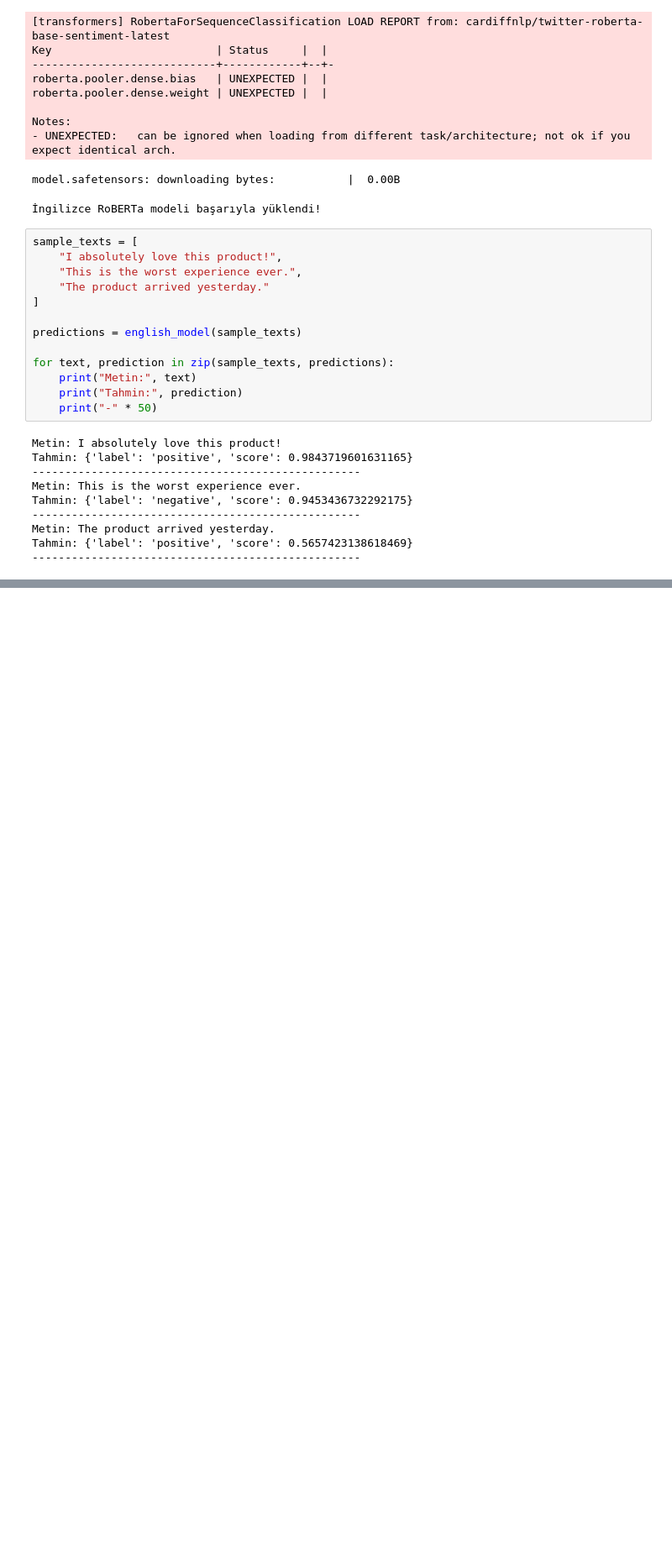
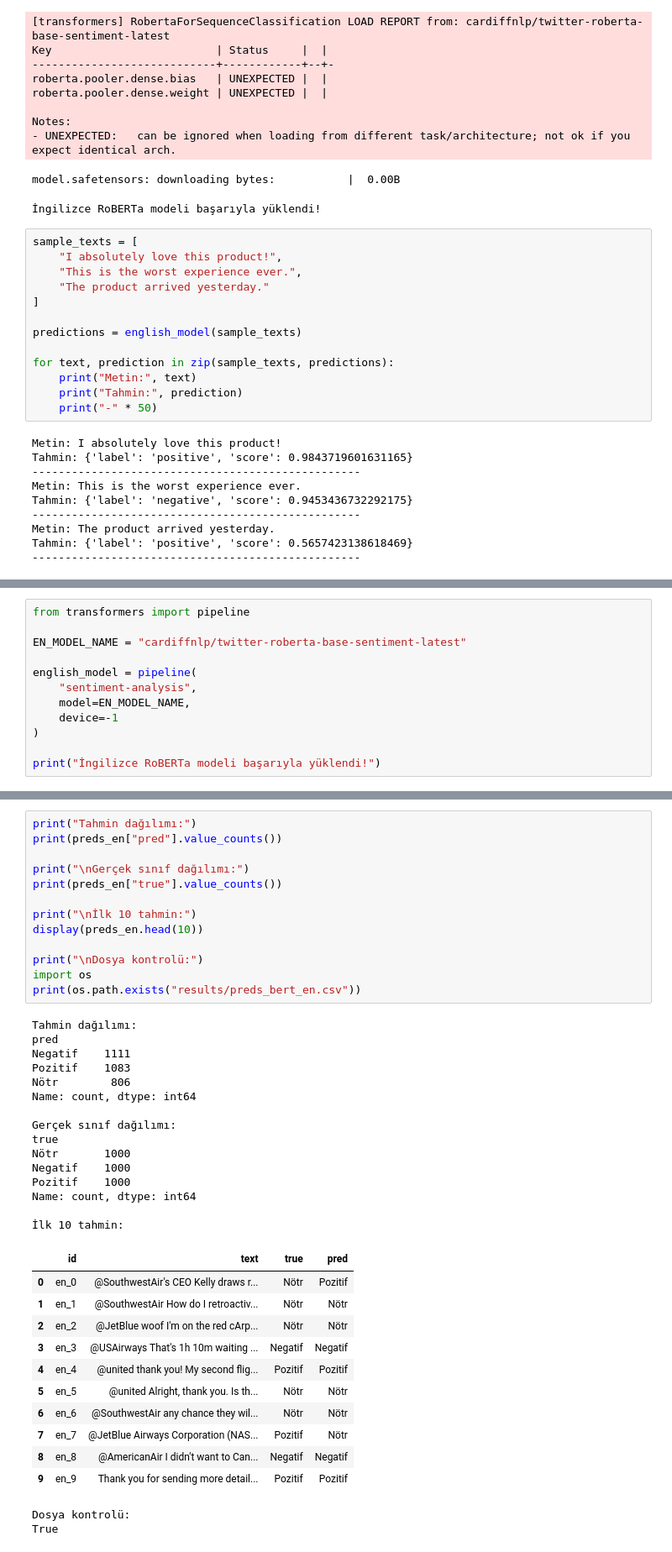
Before and after one commit to nazlicandogann/duygu-analizi, a Jupyter notebook: notebooks/03_bert.ipynb, the cells around one changed output, grey strips where cells are left out. Shown at 84% size. Cells and saved outputs as stored; diff of their text form; blank space fills up the shorter version.

Commit message:
complete English and Turkish BERT experiments

```diff
--- a/notebooks/03_bert.ipynb
+++ b/notebooks/03_bert.ipynb
@@ -107,0 +159,12 @@ Tahmin: {'label': 'positive', 'score': 0.5657423138618469}
+# %%
+from transformers import pipeline
+
+EN_MODEL_NAME = "cardiffnlp/twitter-roberta-base-sentiment-latest"
+
+english_model = pipeline(
+    "sentiment-analysis",
+    model=EN_MODEL_NAME,
+    device=-1
+)
+
+print("İngilizce RoBERTa modeli başarıyla yüklendi!")
@@ -107,0 +231,42 @@ Tahmin: {'label': 'positive', 'score': 0.5657423138618469}
+# %%
+print("Tahmin dağılımı:")
+print(preds_en["pred"].value_counts())
+
+print("\nGerçek sınıf dağılımı:")
+print(preds_en["true"].value_counts())
+
+print("\nİlk 10 tahmin:")
+display(preds_en.head(10))
+
+print("\nDosya kontrolü:")
+import os
+print(os.path.exists("results/preds_bert_en.csv"))
+# %% [output]
+Tahmin dağılımı:
+pred
+Negatif    1111
+Pozitif    1083
+Nötr        806
+Name: count, dtype: int64
+
+Gerçek sınıf dağılımı:
+true
+Nötr       1000
+Negatif    1000
+Pozitif    1000
+Name: count, dtype: int64
+
+İlk 10 tahmin:
+|  | id | text | true | pred |
+| 0 | en_0 | @SouthwestAir's CEO Kelly draws r... | Nötr | Pozitif |
+| 1 | en_1 | @SouthwestAir How do I retroactiv... | Nötr | Nötr |
+| 2 | en_2 | @JetBlue woof I'm on the red cArp... | Nötr | Nötr |
+| 3 | en_3 | @USAirways That's 1h 10m waiting ... | Negatif | Negatif |
+| 4 | en_4 | @united thank you! My second flig... | Pozitif | Pozitif |
+| 5 | en_5 | @united Alright, thank you. Is th... | Nötr | Nötr |
+| 6 | en_6 | @SouthwestAir any chance they wil... | Nötr | Nötr |
+| 7 | en_7 | @JetBlue Airways Corporation (NAS... | Pozitif | Nötr |
+| 8 | en_8 | @AmericanAir I didn't want to Can... | Negatif | Negatif |
+| 9 | en_9 | Thank you for sending more detail... | Pozitif | Pozitif |
+Dosya kontrolü:
+True
```
Also changed, not shown: parts of 27 cells of this notebook.
